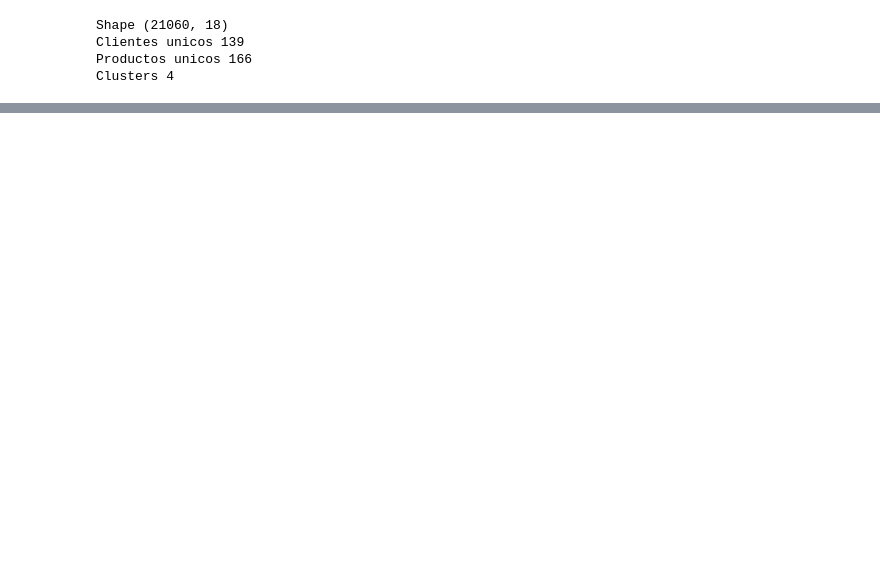
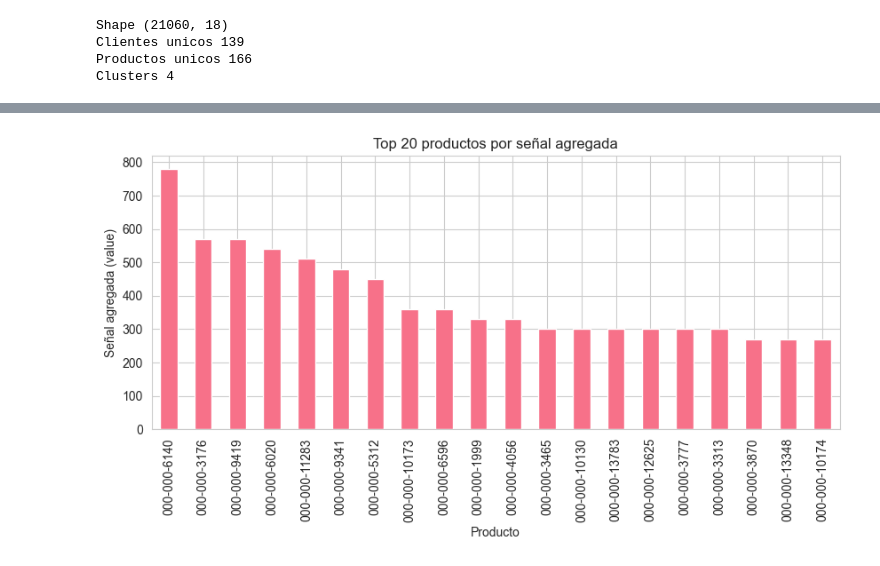
Before and after one commit to SantiagoCastellanos14/m11-practico1-eda, a Jupyter notebook: notebooks/practico_3_eda.ipynb, the cells around one changed output, grey strips where cells are left out. Saved outputs shown, nothing was run; the diff lists cells and outputs as text; code cells hidden in the pictures; blank space fills up the shorter version.

```diff
--- a/notebooks/practico_3_eda.ipynb
+++ b/notebooks/practico_3_eda.ipynb
@@ -481,4 +492,89 @@ Clientes unicos 139
 Productos unicos 166
 Clusters 4
 # %%
+# matriz de interacciones para recomendador item-based ===
+# matriz (PDV o cliente) × producto usando como señal la frecuencia de compra.
+
+
+
+entity_col = 'pdv' if 'pdv' in df.columns else 'cliente'   # por consigna: PDV×SKU; fallback: cliente×SKU
+item_col   = 'produc'
+signal     = 'freq'                                        # 'freq' | 'importe' | 'unidades'
+
+print(f"Eje filas (entidad): {entity_col}")
+print(f"Eje columnas (ítem): {item_col}")
+print(f"Señal elegida: {signal}")
+
+# Señal base (agregación)
+if signal == 'freq':
+    interactions = (
+        df.groupby([entity_col, item_col])
+          .size().reset_index(name='value')
+    )
+elif signal == 'importe' and 'importe' in df.columns:
+    interactions = (
+        df.groupby([entity_col, item_col])['importe']
+          .sum().reset_index(name='value')
+    )
+elif signal == 'unidades' and 'canti_venta' in df.columns:
+    interactions = (
+        df.groupby([entity_col, item_col])['canti_venta']
+          .sum().reset_index(name='value')
+    )
+else:
+    # fallback seguro a frecuencia si la columna solicitada no existe
+    interactions = (
+        df.groupby([entity_col, item_col])
+          .size().reset_index(name='value')
+    )
+    if signal != 'freq':
+        print("La columna de señal no existe; se usará 'freq' (conteos).")
+
+# Filtros mínimos para reducir ruido/sparsidad (ajustables)
+min_items_per_entity  = 3   # cada entidad debe haber comprado al menos N productos
+min_entities_per_item = 3   # cada producto debe aparecer en al menos N entidades
+
+valid_entities = (
+    interactions.groupby(entity_col)[item_col].nunique()
+    .loc[lambda s: s >= min_items_per_entity]
+).index
+
+valid_items = (
+    interactions.groupby(item_col)[entity_col].nunique()
+    .loc[lambda s: s >= min_entities_per_item]
+).index
+
+interactions = interactions[
+    interactions[entity_col].isin(valid_entities) &
+    interactions[item_col].isin(valid_items)
+].copy()
+
+# Matriz utilidad (entidad × ítem)
+matrix = (
+    interactions
+    .pivot(index=entity_col, columns=item_col, values='value')
+    .fillna(0)
+    .astype(float)
+)
+
+# check rápido
+nonzeros = (matrix.values != 0).sum()
+sparsity = 1 - (nonzeros / matrix.size)
+print(f"Matriz: {matrix.shape}  ({entity_col} × {item_col})")
+print(f"Sparsidad aprox.: {sparsity:.3f}")
+display(matrix.head())
+
+# 5) Vista rápida de popularidad de ítems (Top 20 por señal)
+top_items = (
+    interactions.groupby(item_col)['value'].sum()
+    .sort_values(ascending=False).head(20)
+)
+ax = top_items.plot(kind='bar', figsize=(10,4), title='Top 20 productos por señal agregada')
+ax.set_xlabel('Producto'); ax.set_ylabel('Señal agregada (value)')
+plt.show()
+
+# objetos para próximas celdas (similaridades)
+X         = matrix.values            # matriz densa para cosenos
+items     = matrix.columns.to_numpy()
+entities  = matrix.index.to_numpy()
 # %% [output]
@@ -497,0 +593 @@ Clientes: 139 | Productos: 166
+[figure, added]
```
Also changed, not shown: parts of 23 cells of this notebook, 3 other files.
